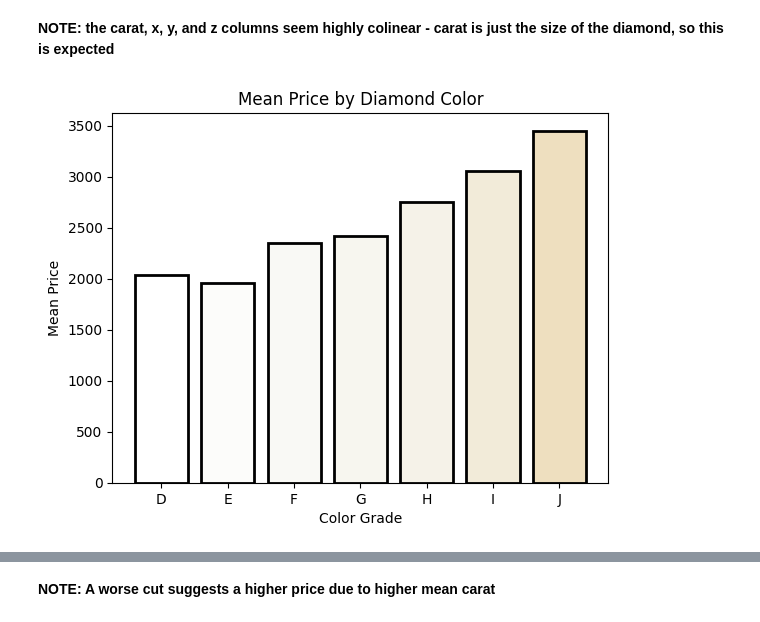
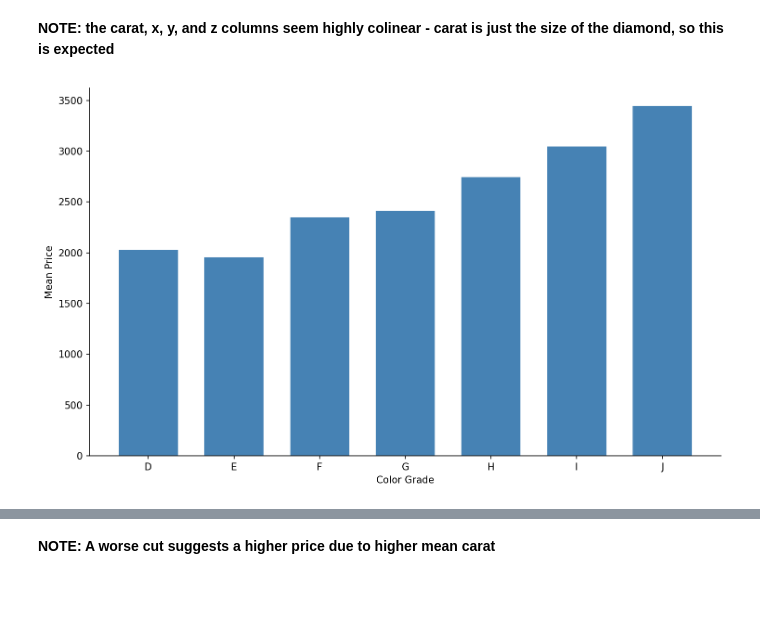
Before and after one commit to hxza1fa/AI-Internship, a Jupyter notebook: week4/machine-learning/unsupervised/diamonds-2022-clustering.ipynb, the cells around one changed output, grey strips where cells are left out. Drawn from its saved outputs; the diff is of its cells as text; code cells hidden in the pictures; blank space fills up the shorter version.

```diff
--- a/week4/machine-learning/unsupervised/diamonds-2022-clustering.ipynb
+++ b/week4/machine-learning/unsupervised/diamonds-2022-clustering.ipynb
@@ -161,15 +161,39 @@ plt.show()
 # %% [markdown]
 **NOTE: the carat, x, y, and z columns seem highly colinear - carat is just the size of the diamond, so this is expected**
 # %%
-# See the effect of different diamond colors on price - mean price per color to help with encoding
-diamond_colors = ["#FFFFFF", "#FCFCFA", "#F9F9F5", "#F7F6EF", "#F5F2E8", "#F2EBD9", "#EEDFBF"]
+import os
 
-price_by_color = df.groupby('color')['price'].mean()
-plt.title('Mean Price by Diamond Color')
-plt.bar(price_by_color.index, np.expm1(price_by_color.values), color=diamond_colors, edgecolor='black', linewidth=2)
-plt.xlabel('Color Grade')
-plt.ylabel('Mean Price')
+output_dir = "/home/huzaifa/Downloads/img"  # edit this
+os.makedirs(output_dir, exist_ok=True)
+
+fig, ax = plt.subplots(figsize=(10, 6), dpi=150)
+
+price_by_color = df.groupby("color")["price"].mean()
+order = ["D", "E", "F", "G", "H", "I", "J"]
+price_by_color = price_by_color.reindex(order)
+
+ax.bar(
+    price_by_color.index,
+    np.expm1(price_by_color.values),
+    color="steelblue",
+    edgecolor="white",
+    linewidth=0.8,
+    width=0.7,
+)
+
+ax.set_title("")
+ax.set_xlabel("Color Grade")
+ax.set_ylabel("Mean Price")
+sns.despine(ax=ax)
+
+plt.tight_layout()
+plt.savefig(
+    os.path.join(output_dir, "mean_price_by_color.png"),
+    dpi=200,
+    bbox_inches="tight",
+    facecolor="white",
+)
 plt.show()
 # %% [output]
-[figure, old version]
+[figure, new version]
 # %%
```
Also changed, not shown: parts of 2 cells of this notebook, 18 other files.
